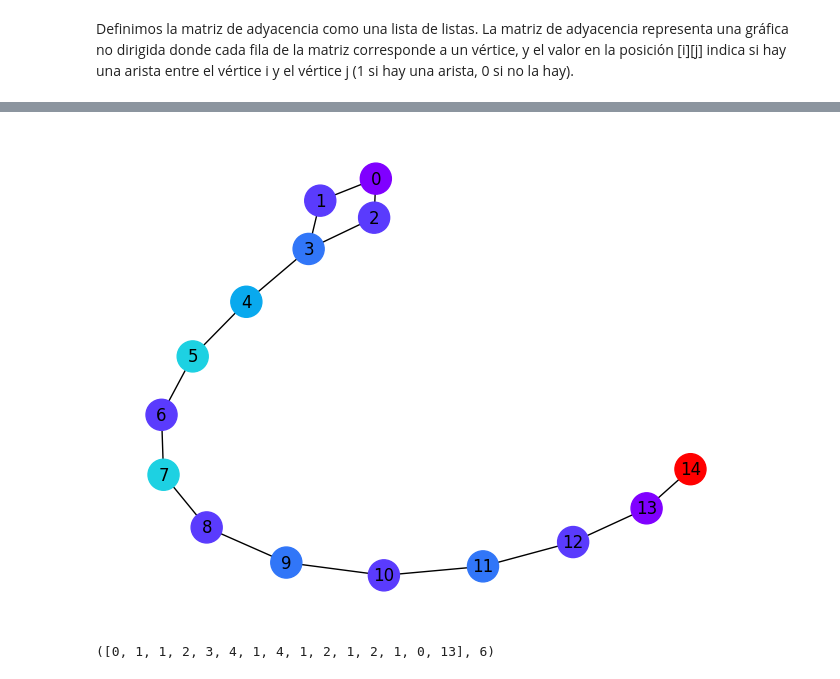
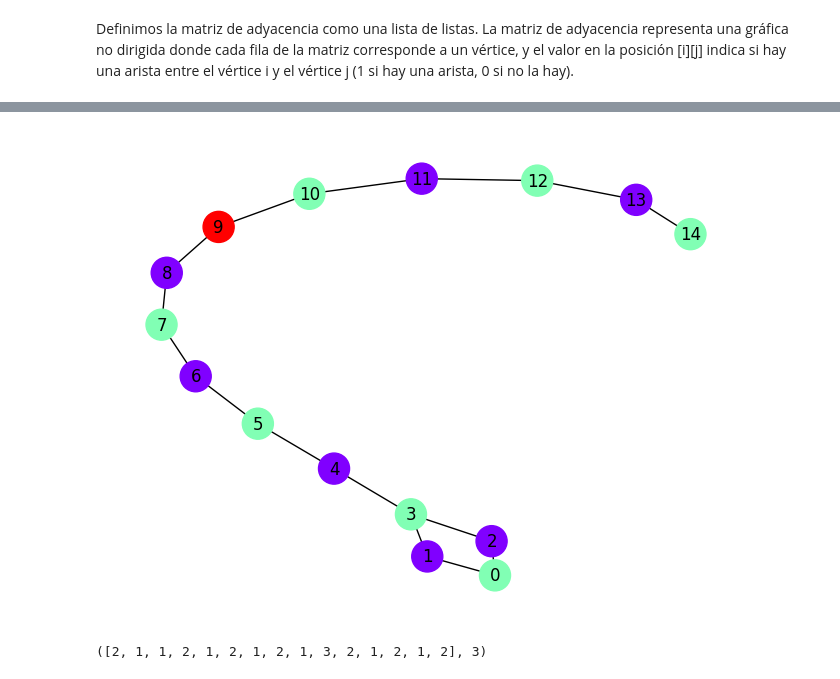
Before and after one commit to Monica281/IDO, a Jupyter notebook: Proyecto_RecocidoSimulado.ipynb, the cells around one changed output, grey strips where cells are left out. Cells and saved outputs as stored; diff of their text form; code cells hidden in the pictures.

```diff
--- a/Proyecto_RecocidoSimulado.ipynb
+++ b/Proyecto_RecocidoSimulado.ipynb
@@ -210,35 +270,35 @@ solucion_final_1, evaluar_solucion(solucion_final_1)
 # %%
-# EJEMPLO 2
+# Matriz 2 - 100 repeticiones
 
 matriz_adyacencia_2 = [
     [0, 1, 1, 0, 0, 0, 0, 0, 0, 0, 0, 0, 0, 0, 0],
     [1, 0, 0, 1, 0, 0, 0, 0, 0, 0, 0, 0, 0, 0, 0],
     [1, 0, 0, 1, 0, 0, 0, 0, 0, 0, 0, 0, 0, 0, 0],
     [0, 1, 1, 0, 1, 0, 0, 0, 0, 0, 0, 0, 0, 0, 0],
     [0, 0, 0, 1, 0, 1, 0, 0, 0, 0, 0, 0, 0, 0, 0],
     [0, 0, 0, 0, 1, 0, 1, 0, 0, 0, 0, 0, 0, 0, 0],
     [0, 0, 0, 0, 0, 1, 0, 1, 0, 0, 0, 0, 0, 0, 0],
     [0, 0, 0, 0, 0, 0, 1, 0, 1, 0, 0, 0, 0, 0, 0],
     [0, 0, 0, 0, 0, 0, 0, 1, 0, 1, 0, 0, 0, 0, 0],
     [0, 0, 0, 0, 0, 0, 0, 0, 1, 0, 1, 0, 0, 0, 0],
     [0, 0, 0, 0, 0, 0, 0, 0, 0, 1, 0, 1, 0, 0, 0],
     [0, 0, 0, 0, 0, 0, 0, 0, 0, 0, 1, 0, 1, 0, 0],
     [0, 0, 0, 0, 0, 0, 0, 0, 0, 0, 0, 1, 0, 1, 0],
     [0, 0, 0, 0, 0, 0, 0, 0, 0, 0, 0, 0, 1, 0, 1],
     [0, 0, 0, 0, 0, 0, 0, 0, 0, 0, 0, 0, 0, 1, 0]
 ]
 
 # Definimos el número de vértices
 num_vertices = len(matriz_adyacencia_2)
 
 # Ejecutamos el recocido simulado
-solucion_final_2 = RecocidoSimulado(matriz_adyacencia_2,num_vertices, T0 =1000, alpha = .85, NREP = 5, Tf =1)[0]
+solucion_final_2 = RecocidoSimulado(matriz_adyacencia_2,num_vertices, T0 =1000, alpha = .85, NREP = 100, Tf =1)[0]
 
-# Dibujar la gráfica con la solución final
+# Dibujamos la gráfica con la solución final
 dibujar_grafica(matriz_adyacencia_2, solucion_final_2)
 
-# Muestra la solución final y el número de colores utilizados
+# Mostramos la solución final y el número de colores utilizados
 solucion_final_2, evaluar_solucion(solucion_final_2)
 # %% [output]
-[figure, old version]
+[figure, new version]
-([0, 1, 1, 2, 3, 4, 1, 4, 1, 2, 1, 2, 1, 0, 13], 6)
+([2, 1, 1, 2, 1, 2, 1, 2, 1, 3, 2, 1, 2, 1, 2], 3)
```
Also changed, not shown: parts of 10 cells of this notebook, 2 other files.
